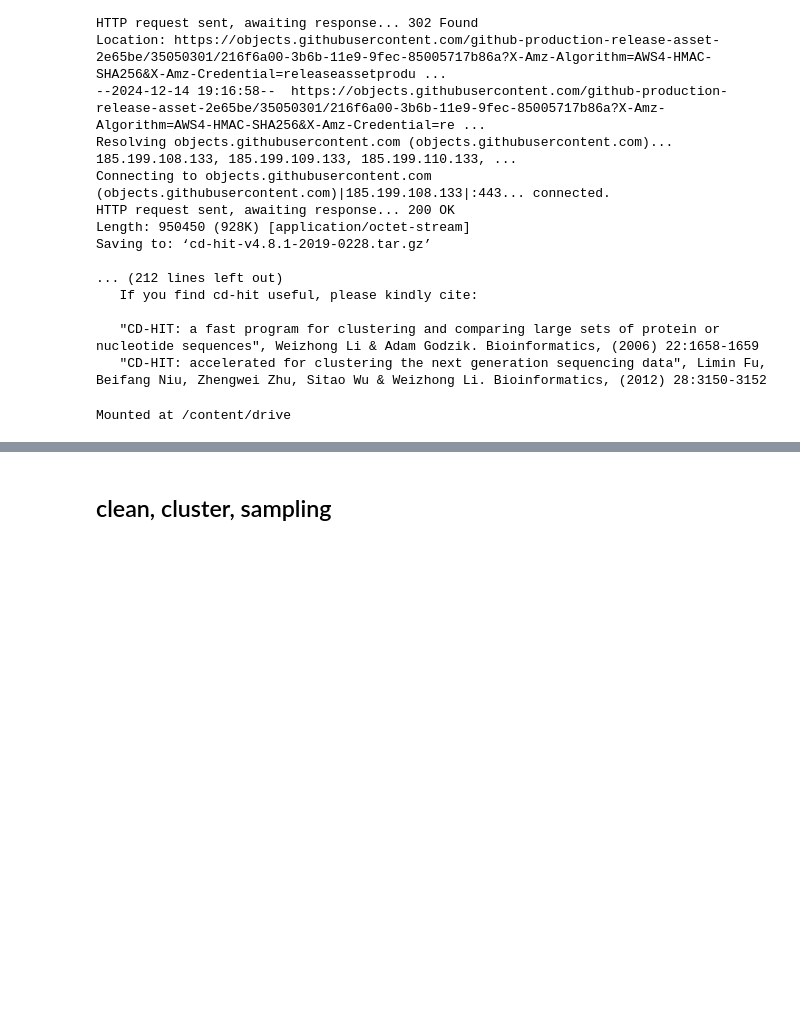
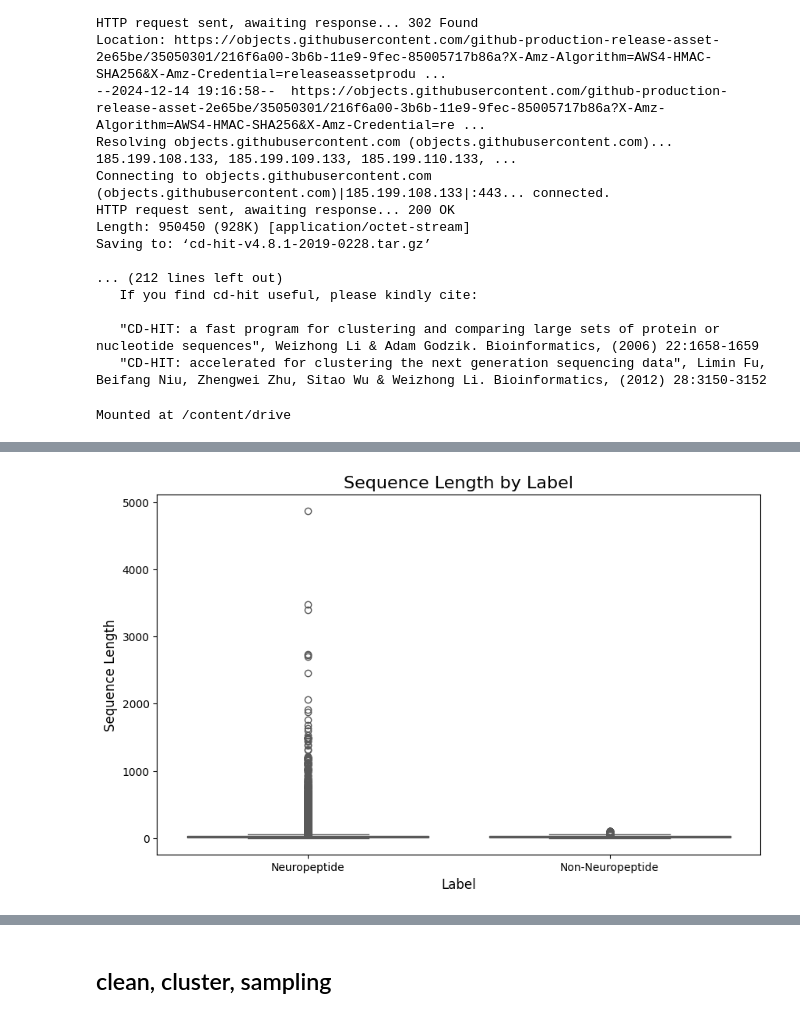
Before and after one commit to DRepresser/NeuroClassify, a Jupyter notebook: preprocess_and_EDA.ipynb, the cells around one changed output, grey strips where cells are left out. Saved outputs shown, nothing was run; the diff lists cells and outputs as text; code cells hidden in the pictures; blank space fills up the shorter version.

```diff
--- a/preprocess_and_EDA.ipynb
+++ b/preprocess_and_EDA.ipynb
@@ -40,0 +89,9 @@ from Bio import SeqIO
+# %%
+plt.figure(figsize=(10, 6))
+sns.boxplot(x='label', y='length', data=df, hue='label', palette='Set2')
+plt.title("Sequence Length by Label", fontsize=16)
+plt.xlabel("Label", fontsize=12)
+plt.ylabel("Sequence Length", fontsize=12)
+plt.show()
+# %% [output]
+[figure, added]
```
Also changed, not shown: parts of 7 cells of this notebook.
